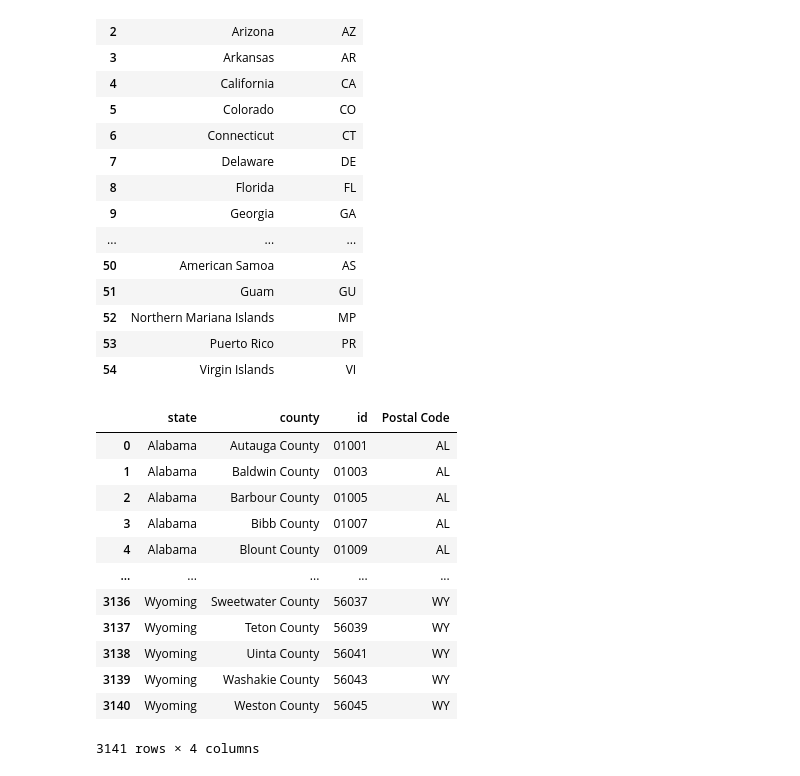
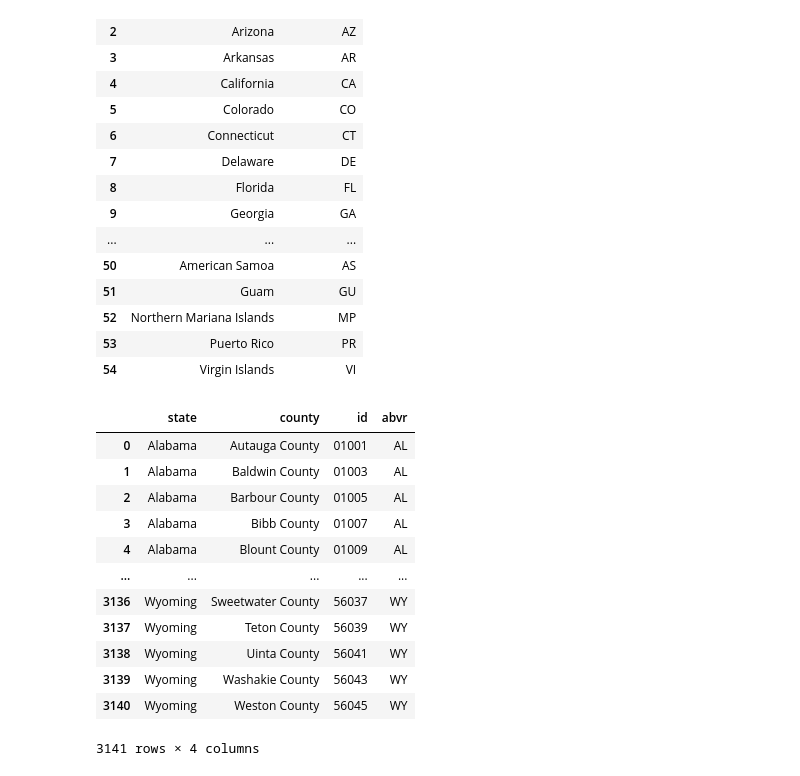
Before and after one commit to ModelEarth/community, a Jupyter notebook: info/data/data_collection.ipynb, the cells around one changed output. Drawn from its saved outputs; the diff is of its cells as text; code cells hidden in the pictures.

```diff
--- a/info/data/data_collection.ipynb
+++ b/info/data/data_collection.ipynb
@@ -521,21 +521,22 @@ stats
 | 54 | Virgin Islands | VI |
 # %%
 countyDF=countyDF.merge(stats, on='state', how='left')
+# %%
+countyDF=countyDF.rename(columns={"Postal Code": "abvr"})
+countyDF
+# %% [output]
+|  | state | county | id | abvr |
+| 0 | Alabama | Autauga County | 01001 | AL |
+| 1 | Alabama | Baldwin County | 01003 | AL |
+| 2 | Alabama | Barbour County | 01005 | AL |
+| 3 | Alabama | Bibb County | 01007 | AL |
+| 4 | Alabama | Blount County | 01009 | AL |
+| ... | ... | ... | ... | ... |
+| 3136 | Wyoming | Sweetwater County | 56037 | WY |
+| 3137 | Wyoming | Teton County | 56039 | WY |
+| 3138 | Wyoming | Uinta County | 56041 | WY |
+| 3139 | Wyoming | Washakie County | 56043 | WY |
+| 3140 | Wyoming | Weston County | 56045 | WY |
+3141 rows × 4 columns
 # %%
 countyDF.to_csv('county_ID_list.csv')
-# %%
-countyDF
-# %% [output]
-|  | state | county | id | Postal Code |
-| 0 | Alabama | Autauga County | 01001 | AL |
-| 1 | Alabama | Baldwin County | 01003 | AL |
-| 2 | Alabama | Barbour County | 01005 | AL |
-| 3 | Alabama | Bibb County | 01007 | AL |
-| 4 | Alabama | Blount County | 01009 | AL |
-| ... | ... | ... | ... | ... |
-| 3136 | Wyoming | Sweetwater County | 56037 | WY |
-| 3137 | Wyoming | Teton County | 56039 | WY |
-| 3138 | Wyoming | Uinta County | 56041 | WY |
-| 3139 | Wyoming | Washakie County | 56043 | WY |
-| 3140 | Wyoming | Weston County | 56045 | WY |
-3141 rows × 4 columns
```
Also changed, not shown: 2 other files.
